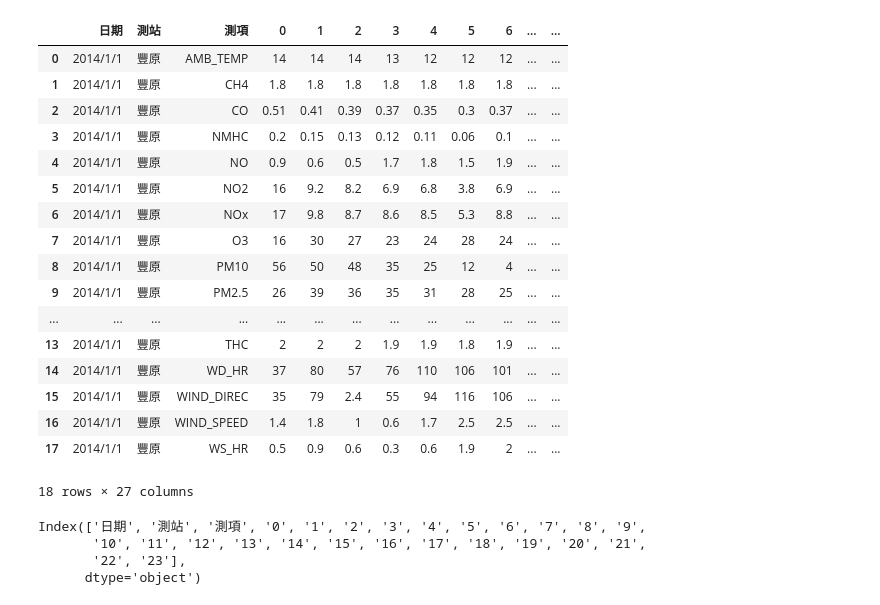
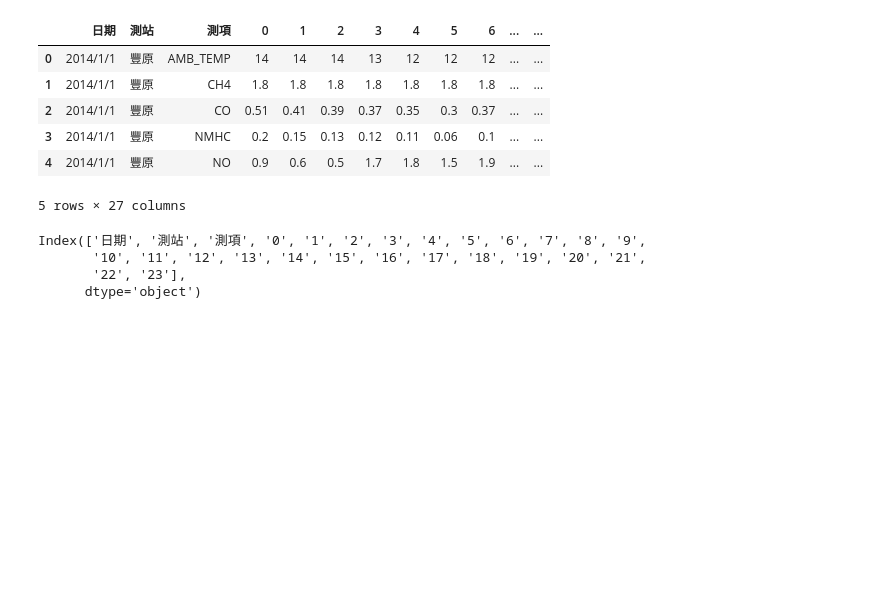
Before and after one commit to y8gao/ML_Study, a Jupyter notebook: HW1/hw1.ipynb, the cells around one changed output. Drawn from its saved outputs; the diff is of its cells as text; code cells hidden in the pictures; blank space fills up the shorter version.

```diff
--- a/HW1/hw1.ipynb
+++ b/HW1/hw1.ipynb
@@ -8,29 +8,18 @@ pd.__version__
 # %%
 # used_cols = [str(x) for x in range(24)]
 used_cols = [str(x) for x in range(24)]
 # data = pd.read_csv('data/train.csv', encoding="big5", usecols = used_cols)
 train_data = pd.read_csv('data/train.csv', encoding="big5")
 train_data=train_data.replace("NR",0)
-train_data.head(18)
+train_data.head()
 # %% [output]
 |  | 日期 | 測站 | 測項 | 0 | 1 | 2 | 3 | 4 | 5 | 6 | ... | ... |
 | 0 | 2014/1/1 | 豐原 | AMB_TEMP | 14 | 14 | 14 | 13 | 12 | 12 | 12 | ... | ... |
 | 1 | 2014/1/1 | 豐原 | CH4 | 1.8 | 1.8 | 1.8 | 1.8 | 1.8 | 1.8 | 1.8 | ... | ... |
 | 2 | 2014/1/1 | 豐原 | CO | 0.51 | 0.41 | 0.39 | 0.37 | 0.35 | 0.3 | 0.37 | ... | ... |
 | 3 | 2014/1/1 | 豐原 | NMHC | 0.2 | 0.15 | 0.13 | 0.12 | 0.11 | 0.06 | 0.1 | ... | ... |
 | 4 | 2014/1/1 | 豐原 | NO | 0.9 | 0.6 | 0.5 | 1.7 | 1.8 | 1.5 | 1.9 | ... | ... |
-| 5 | 2014/1/1 | 豐原 | NO2 | 16 | 9.2 | 8.2 | 6.9 | 6.8 | 3.8 | 6.9 | ... | ... |
-| 6 | 2014/1/1 | 豐原 | NOx | 17 | 9.8 | 8.7 | 8.6 | 8.5 | 5.3 | 8.8 | ... | ... |
-| 7 | 2014/1/1 | 豐原 | O3 | 16 | 30 | 27 | 23 | 24 | 28 | 24 | ... | ... |
-| 8 | 2014/1/1 | 豐原 | PM10 | 56 | 50 | 48 | 35 | 25 | 12 | 4 | ... | ... |
-| 9 | 2014/1/1 | 豐原 | PM2.5 | 26 | 39 | 36 | 35 | 31 | 28 | 25 | ... | ... |
-| ... | ... | ... | ... | ... | ... | ... | ... | ... | ... | ... | ... | ... |
-| 13 | 2014/1/1 | 豐原 | THC | 2 | 2 | 2 | 1.9 | 1.9 | 1.8 | 1.9 | ... | ... |
-| 14 | 2014/1/1 | 豐原 | WD_HR | 37 | 80 | 57 | 76 | 110 | 106 | 101 | ... | ... |
-| 15 | 2014/1/1 | 豐原 | WIND_DIREC | 35 | 79 | 2.4 | 55 | 94 | 116 | 106 | ... | ... |
-| 16 | 2014/1/1 | 豐原 | WIND_SPEED | 1.4 | 1.8 | 1 | 0.6 | 1.7 | 2.5 | 2.5 | ... | ... |
-| 17 | 2014/1/1 | 豐原 | WS_HR | 0.5 | 0.9 | 0.6 | 0.3 | 0.6 | 1.9 | 2 | ... | ... |
-18 rows × 27 columns
+5 rows × 27 columns
 # %%
 train_data.columns
 # %% [output]
```
Also changed, not shown: parts of 14 cells of this notebook.
